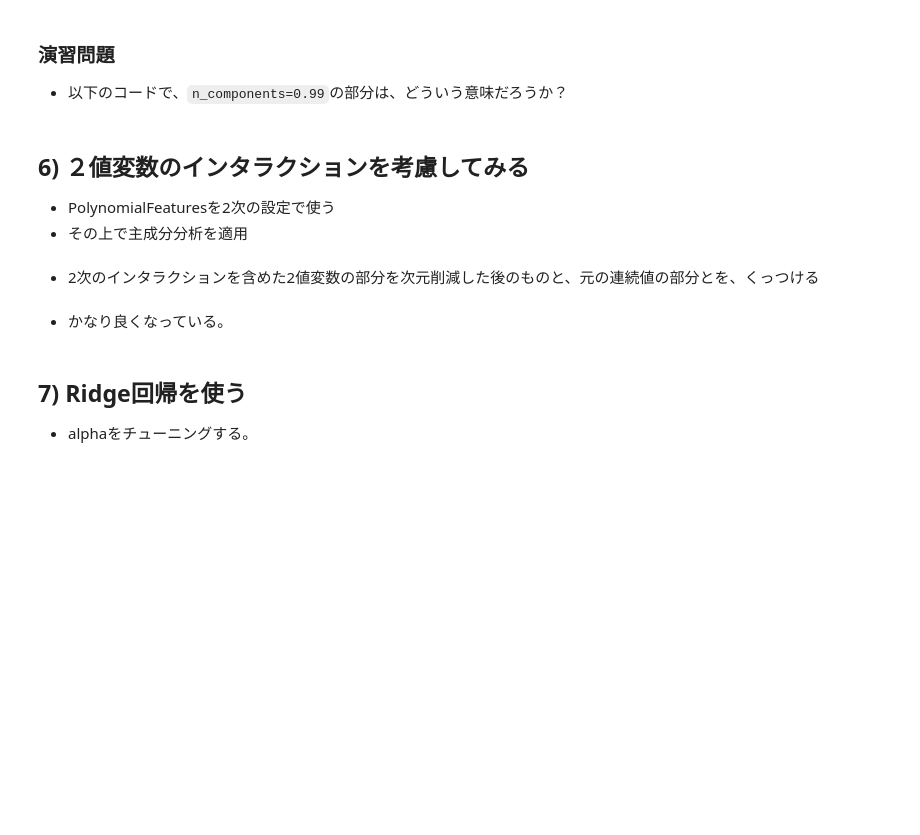
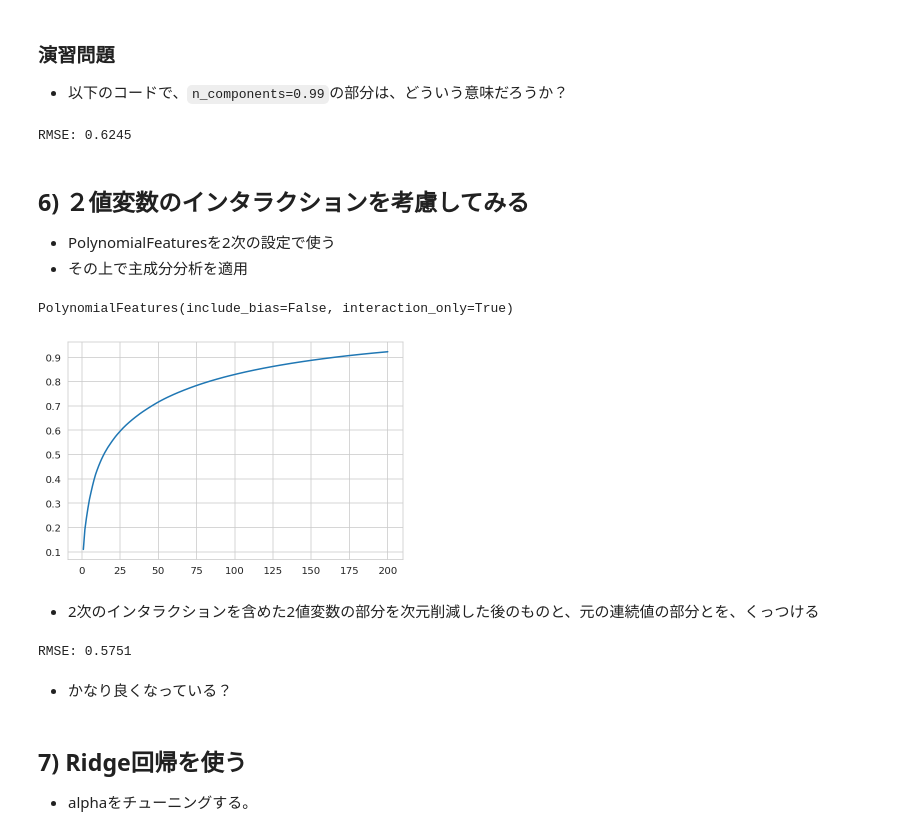
Before and after one commit to tomonari-masada/course2022-sml, a Jupyter notebook: 08_linear_regression_3.ipynb, the cells around one changed output. Saved outputs shown, nothing was run; the diff lists cells and outputs as text; code cells hidden in the pictures; blank space fills up the shorter version.

```diff
--- a/08_linear_regression_3.ipynb
+++ b/08_linear_regression_3.ipynb
@@ -144,7 +209,9 @@ reg.fit(X_train_embedded, y_train)
 X_valid_binary_embedded = pca.transform(X_valid[binary])
 X_valid_embedded = np.concatenate([X_valid_binary_embedded, X_valid[continuous]], 1)
 y_valid_pred = reg.predict(X_valid_embedded)
-print('RMSE:', mean_squared_error(y_valid, y_valid_pred, squared=False))
+print(f'RMSE: {mean_squared_error(y_valid, y_valid_pred, squared=False):.4f}')
+# %% [output]
+RMSE: 0.6245
 # %% [markdown]
 ## 6) ２値変数のインタラクションを考慮してみる
 
@@ -154,14 +221,18 @@ print('RMSE:', mean_squared_error(y_valid, y_valid_pred, squared=False))
 from sklearn.preprocessing import PolynomialFeatures
 
 poly = PolynomialFeatures(2, interaction_only=True, include_bias=False)
-poly.fit(X_train_binary)
+poly.fit(X_train[binary])
+# %% [output]
+PolynomialFeatures(include_bias=False, interaction_only=True)
 # %%
-X_train_binary_poly = poly.transform(X_train_binary)
+X_train_binary_poly = poly.transform(X_train[binary])
 # %%
 n_components = 200
 pca = PCA(n_components=n_components, random_state=123)
 pca.fit(X_train_binary_poly)
-plt.plot(range(n_components), pca.singular_values_);
+plt.plot(np.arange(1, pca.n_components_ + 1), np.cumsum(pca.explained_variance_ratio_));
+# %% [output]
+[figure, added]
 # %% [markdown]
 * 2次のインタラクションを含めた2値変数の部分を次元削減した後のものと、元の連続値の部分とを、くっつける
 # %%
@@ -174,9 +245,11 @@ reg.fit(X_train_embedded, y_train)
 X_valid_binary_poly_embedded = pca.transform(poly.transform(X_valid[binary]))
 X_valid_embedded = np.concatenate([X_valid_binary_poly_embedded, X_valid[continuous]], 1)
 y_valid_pred = reg.predict(X_valid_embedded)
-print('RMSE:', mean_squared_error(y_valid, y_valid_pred, squared=False))
+print(f'RMSE: {mean_squared_error(y_valid, y_valid_pred, squared=False):.4f}')
+# %% [output]
+RMSE: 0.5751
 # %% [markdown]
-* かなり良くなっている。
+* かなり良くなっている？
 # %% [markdown]
 ## 7) Ridge回帰を使う
 
```
Also changed, not shown: parts of 28 cells of this notebook.
